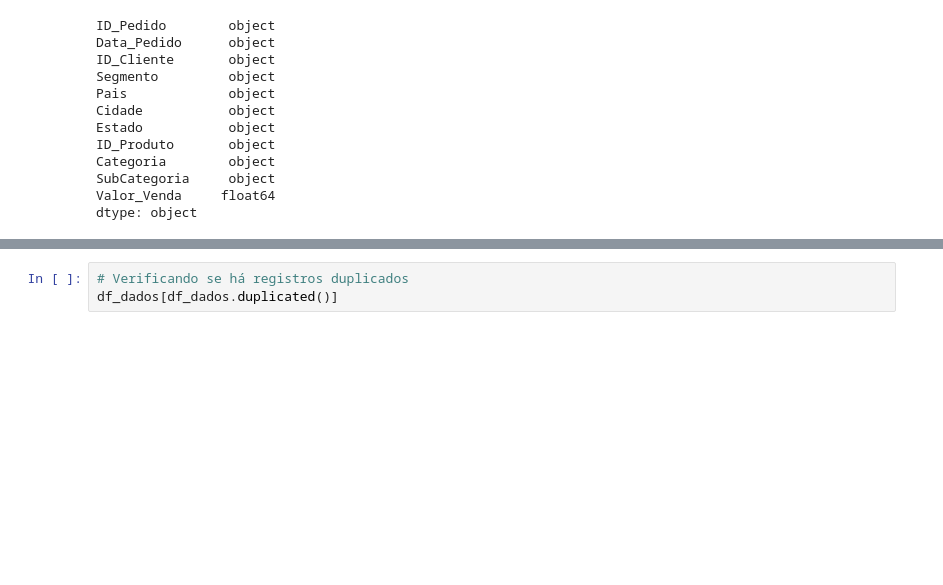
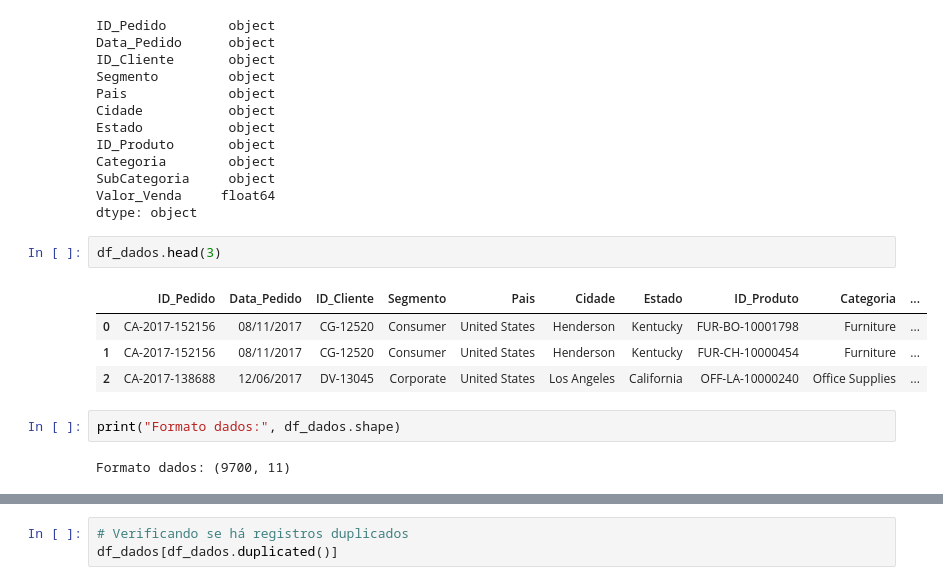
Before and after one commit to prisciladalepiane/data_sci_py, a Jupyter notebook: Projetos/Projeto2.ipynb, the cells around one changed output, grey strips where cells are left out. Cells and saved outputs as stored; diff of their text form; blank space fills up the shorter version.

```diff
--- a/Projetos/Projeto2.ipynb
+++ b/Projetos/Projeto2.ipynb
@@ -43,3 +43,14 @@ Categoria        object
 SubCategoria     object
 Valor_Venda     float64
 dtype: object
+# %%
+df_dados.head(3)
+# %% [output]
+|  | ID_Pedido | Data_Pedido | ID_Cliente | Segmento | Pais | Cidade | Estado | ID_Produto | Categoria | ... |
+| 0 | CA-2017-152156 | 08/11/2017 | CG-12520 | Consumer | United States | Henderson | Kentucky | FUR-BO-10001798 | Furniture | ... |
+| 1 | CA-2017-152156 | 08/11/2017 | CG-12520 | Consumer | United States | Henderson | Kentucky | FUR-CH-10000454 | Furniture | ... |
+| 2 | CA-2017-138688 | 12/06/2017 | DV-13045 | Corporate | United States | Los Angeles | California | OFF-LA-10000240 | Office Supplies | ... |
+# %%
+print("Formato dados:", df_dados.shape)
+# %% [output]
+Formato dados: (9700, 11)
```
Also changed, not shown: parts of 8 cells of this notebook.
